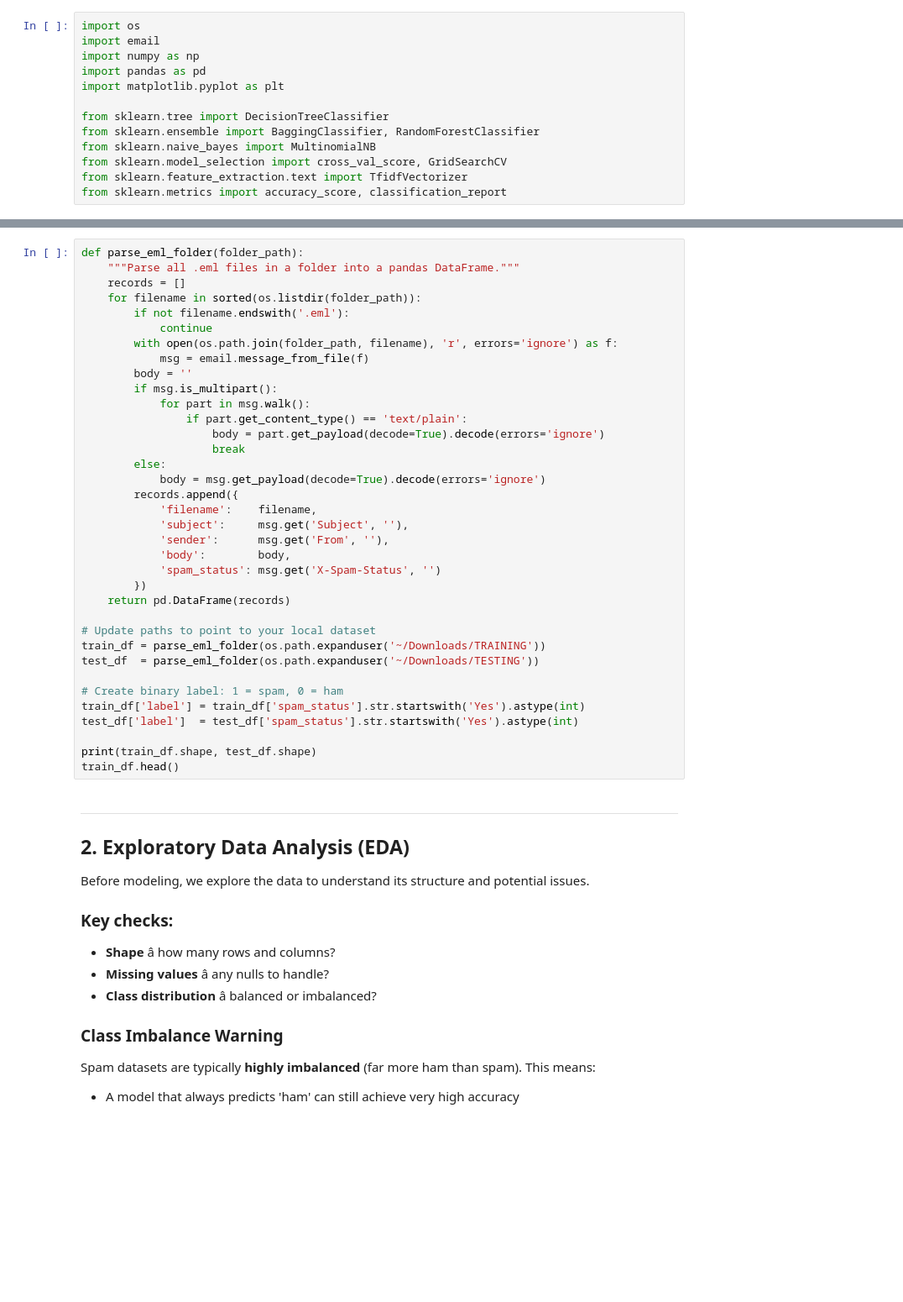
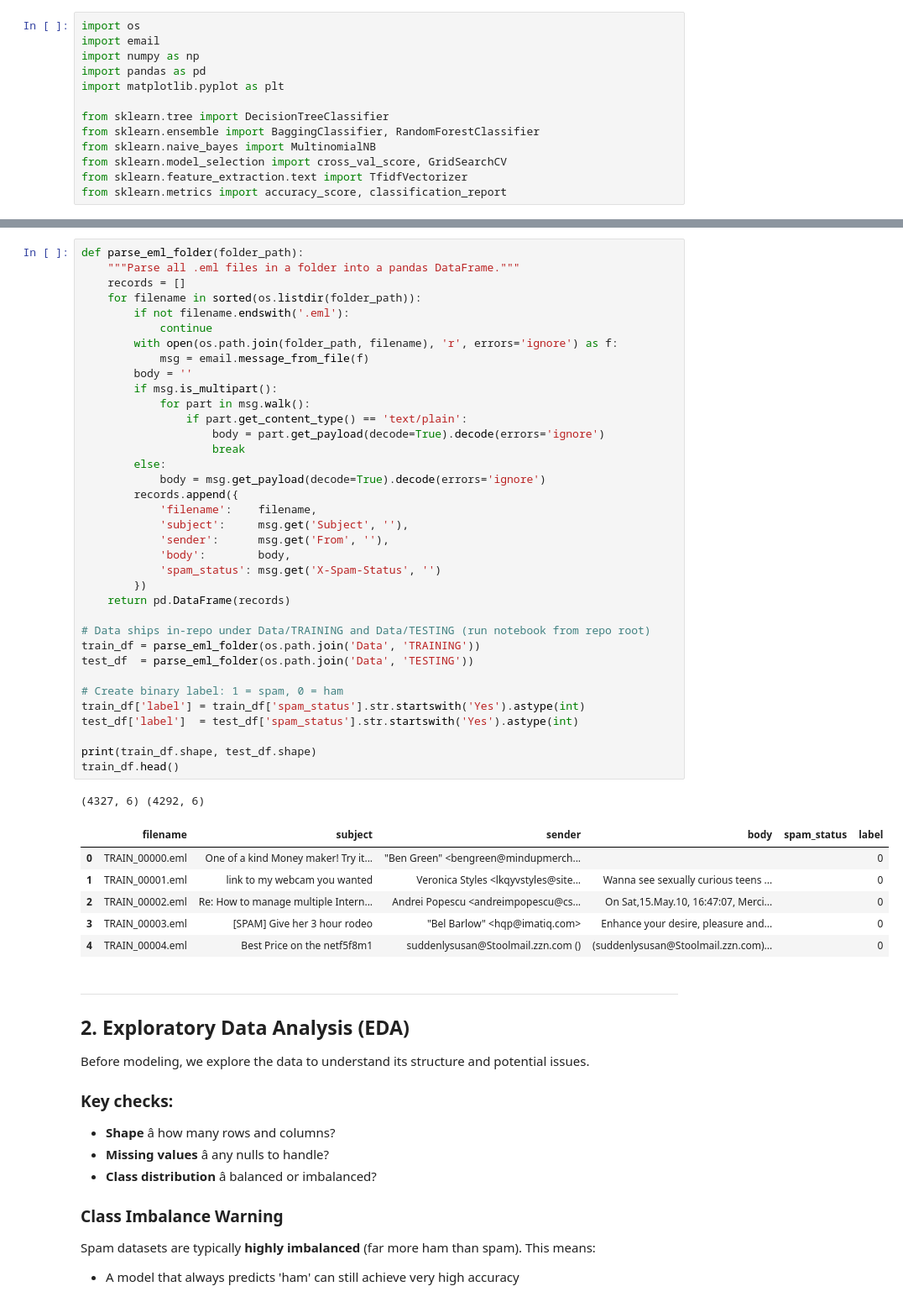
Before and after one commit to plinio9302/Decision_trees_classifier, a Jupyter notebook: Spam Classifier.ipynb, the cells around one changed output, grey strips where cells are left out. Shown at 84% size. Cells and saved outputs as stored; diff of their text form; blank space fills up the shorter version.

```diff
--- a/Spam Classifier.ipynb
+++ b/Spam Classifier.ipynb
@@ -63,36 +65,44 @@ def parse_eml_folder(folder_path):
     records = []
     for filename in sorted(os.listdir(folder_path)):
         if not filename.endswith('.eml'):
             continue
         with open(os.path.join(folder_path, filename), 'r', errors='ignore') as f:
             msg = email.message_from_file(f)
         body = ''
         if msg.is_multipart():
             for part in msg.walk():
                 if part.get_content_type() == 'text/plain':
                     body = part.get_payload(decode=True).decode(errors='ignore')
                     break
         else:
             body = msg.get_payload(decode=True).decode(errors='ignore')
         records.append({
             'filename':    filename,
             'subject':     msg.get('Subject', ''),
             'sender':      msg.get('From', ''),
             'body':        body,
             'spam_status': msg.get('X-Spam-Status', '')
         })
     return pd.DataFrame(records)
 
-# Update paths to point to your local dataset
-train_df = parse_eml_folder(os.path.expanduser('~/Downloads/TRAINING'))
-test_df  = parse_eml_folder(os.path.expanduser('~/Downloads/TESTING'))
+# Data ships in-repo under Data/TRAINING and Data/TESTING (run notebook from repo root)
+train_df = parse_eml_folder(os.path.join('Data', 'TRAINING'))
+test_df  = parse_eml_folder(os.path.join('Data', 'TESTING'))
 
 # Create binary label: 1 = spam, 0 = ham
 train_df['label'] = train_df['spam_status'].str.startswith('Yes').astype(int)
 test_df['label']  = test_df['spam_status'].str.startswith('Yes').astype(int)
 
 print(train_df.shape, test_df.shape)
 train_df.head()
+# %% [output]
+(4327, 6) (4292, 6)
+|  | filename | subject | sender | body | spam_status | label |
+| 0 | TRAIN_00000.eml | One of a kind Money maker! Try it... | "Ben Green" <bengreen@mindupmerch... |  |  | 0 |
+| 1 | TRAIN_00001.eml | link to my webcam you wanted | Veronica Styles <lkqyvstyles@site... | Wanna see sexually curious teens ... |  | 0 |
+| 2 | TRAIN_00002.eml | Re: How to manage multiple Intern... | Andrei Popescu <andreimpopescu@cs... | On Sat,15.May.10, 16:47:07, Merci... |  | 0 |
+| 3 | TRAIN_00003.eml | [SPAM] Give her 3 hour rodeo | "Bel Barlow" <hqp@imatiq.com> | Enhance your desire, pleasure and... |  | 0 |
+| 4 | TRAIN_00004.eml | Best Price on the netf5f8m1 | suddenlysusan@Stoolmail.zzn.com () | (suddenlysusan@Stoolmail.zzn.com)... |  | 0 |
 # %% [markdown]
 ---
 ## 2. Exploratory Data Analysis (EDA)
```
Also changed, not shown: parts of 26 cells of this notebook, 1 other file.
